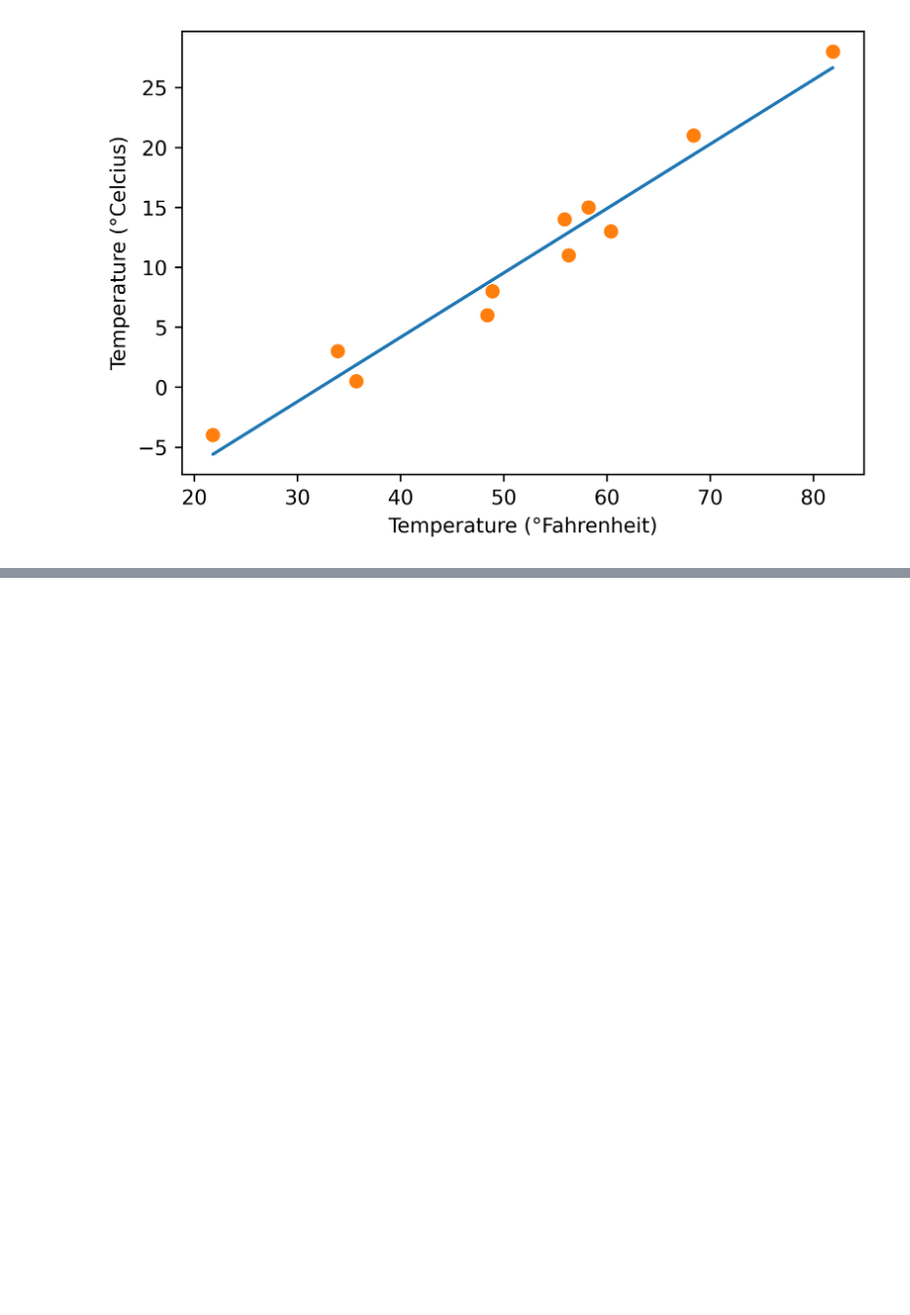
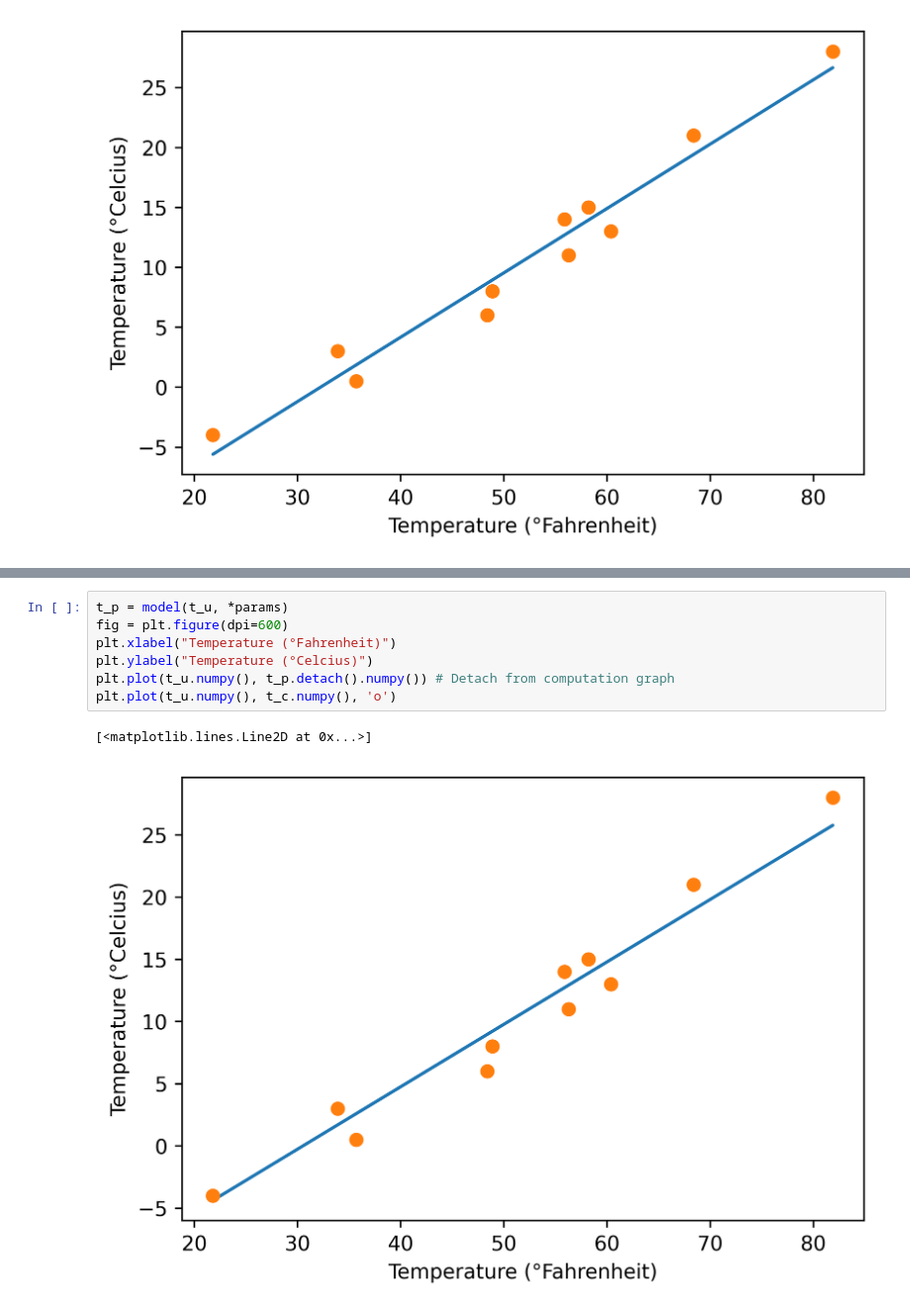
Before and after one commit to JacksonCown/DL-with-PyTorch, a Jupyter notebook: Part 1/5-Mechanics of Learning.ipynb, the cells around one changed output, grey strips where cells are left out. Shown at 99% size. Cells and saved outputs as stored; diff of their text form; blank space fills up the shorter version.

```diff
--- a/Part 1/5-Mechanics of Learning.ipynb
+++ b/Part 1/5-Mechanics of Learning.ipynb
@@ -430,0 +518,10 @@ tensor([1.7761, 0.1064], requires_grad=True)
+# %%
+t_p = model(t_u, *params)
+fig = plt.figure(dpi=600)
+plt.xlabel("Temperature (°Fahrenheit)")
+plt.ylabel("Temperature (°Celcius)")
+plt.plot(t_u.numpy(), t_p.detach().numpy()) # Detach from computation graph
+plt.plot(t_u.numpy(), t_c.numpy(), 'o')
+# %% [output]
+[<matplotlib.lines.Line2D at 0x...>]
+[figure, added]
```
Also changed, not shown: parts of 27 cells of this notebook.
